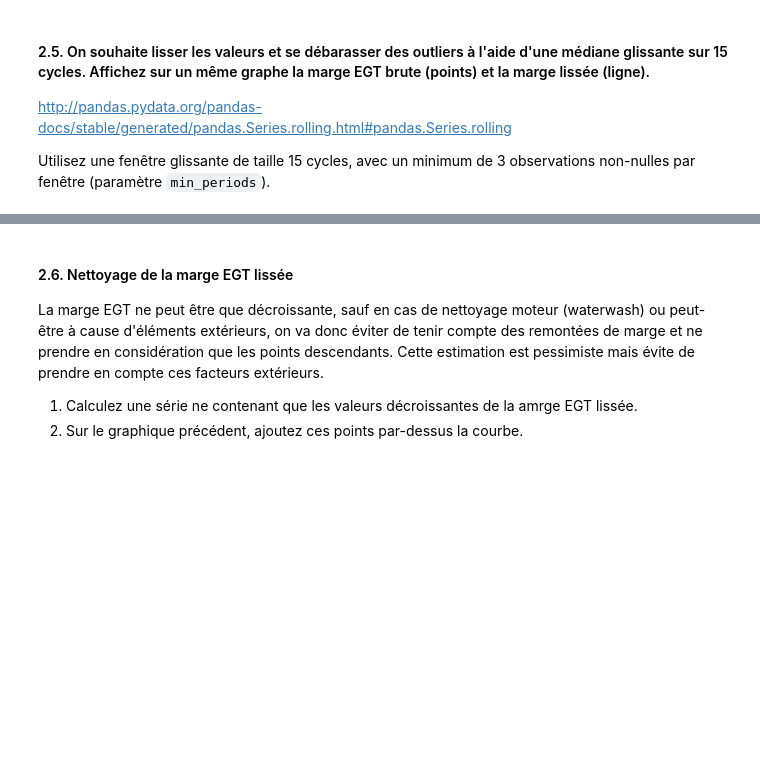
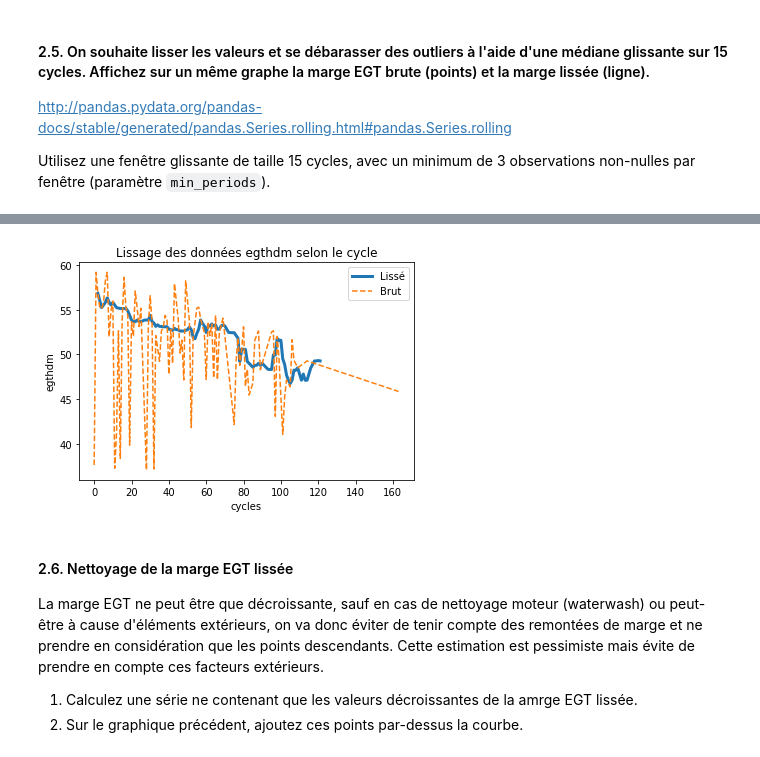
Before and after one commit to Thomasb-ing/TD-Stat-descriptive, a Jupyter notebook: TD3/TD3.ipynb, the cells around one changed output, grey strips where cells are left out. Saved outputs shown, nothing was run; the diff lists cells and outputs as text; code cells hidden in the pictures; blank space fills up the shorter version.

```diff
--- a/TD3/TD3.ipynb
+++ b/TD3/TD3.ipynb
@@ -181,7 +181,8 @@ mot179_av190["cycles"].unique().max()
 # %%
 egt=pd.Series(mot179_av190.groupby("cycles").max()["egthdm"])
 # %%
-egt.reindex(np.arange(mot179_av190["cycles"].unique().min(),mot179_av190["cycles"].unique().max()+1))
+egt_full=egt.reindex(np.arange(mot179_av190["cycles"].unique().min(),mot179_av190["cycles"].unique().max()+1))
+egt_full
 # %% [output]
 cycles
 0.0      37.6572
@@ -201,3 +202,7 @@ Name: egthdm, Length: 164, dtype: float64
 http://pandas.pydata.org/pandas-docs/stable/generated/pandas.Series.rolling.html#pandas.Series.rolling
 
 Utilisez une fenêtre glissante de taille 15 cycles, avec un minimum de 3 observations non-nulles par fenêtre (paramètre `min_periods`).
+# %%
+med_glissante_cycle=egt_full.rolling(15,min_periods=3).median()
+print(med_glissante_cycle)
+print("Nbr de NaN : "+str(med_glissante_cycle.isna().sum()))
@@ -204,3 +224,11 @@ Utilisez une fenêtre glissante de taille 15 cycles, avec un minimum de 3 observ
+# %%
+sns.lineplot(data=med_glissante_cycle,label="Lissé", linewidth=3)
+sns.lineplot(data=egt_full,label="Brut",linestyle="--")
+plt.legend()
+plt.title("Lissage des données egthdm selon le cycle")
+plt.show()
+# %% [output]
+[figure, added]
 # %% [markdown]
 #### 2.6. Nettoyage de la marge EGT lissée
 
```
Also changed, not shown: parts of 7 cells of this notebook.
